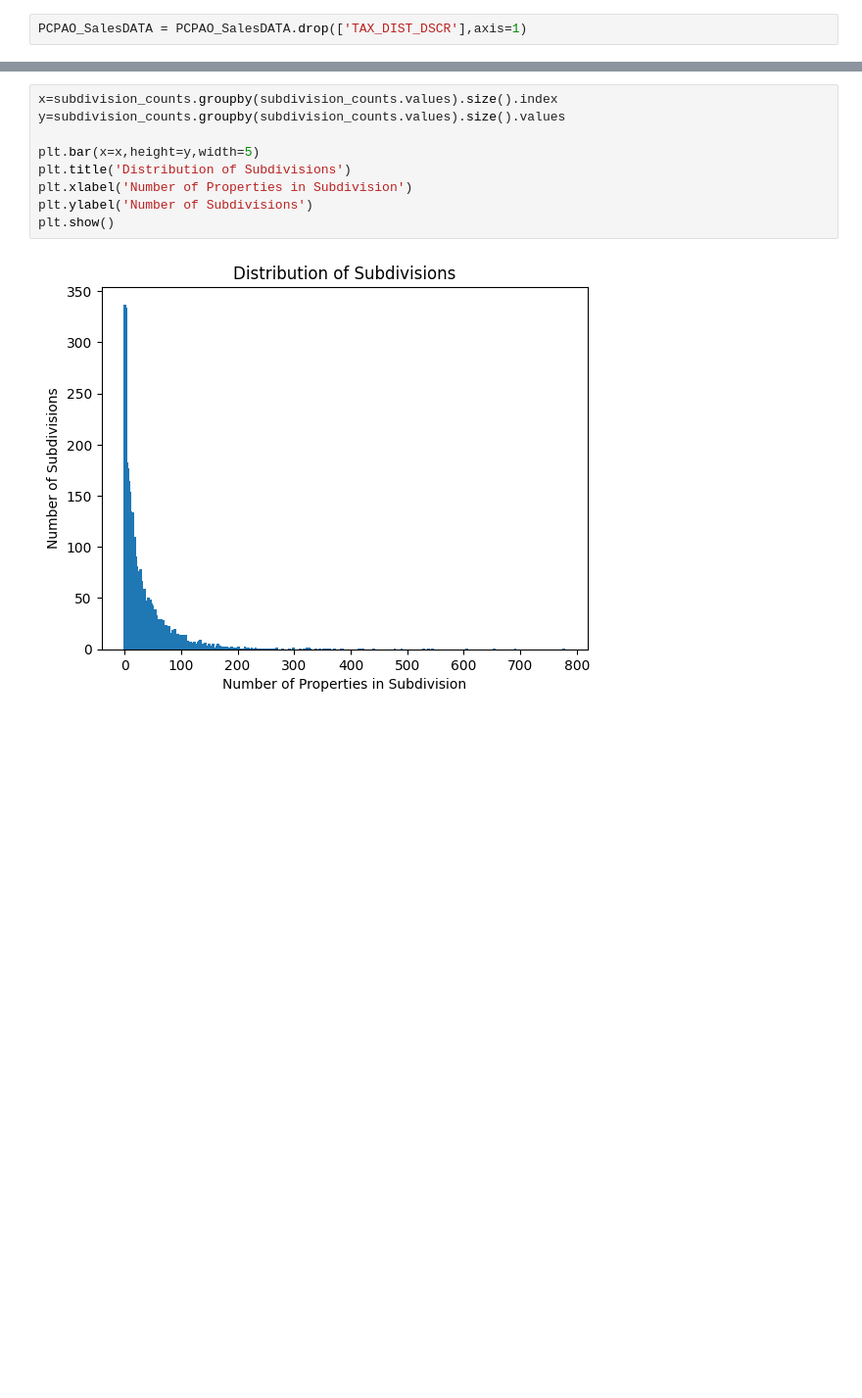
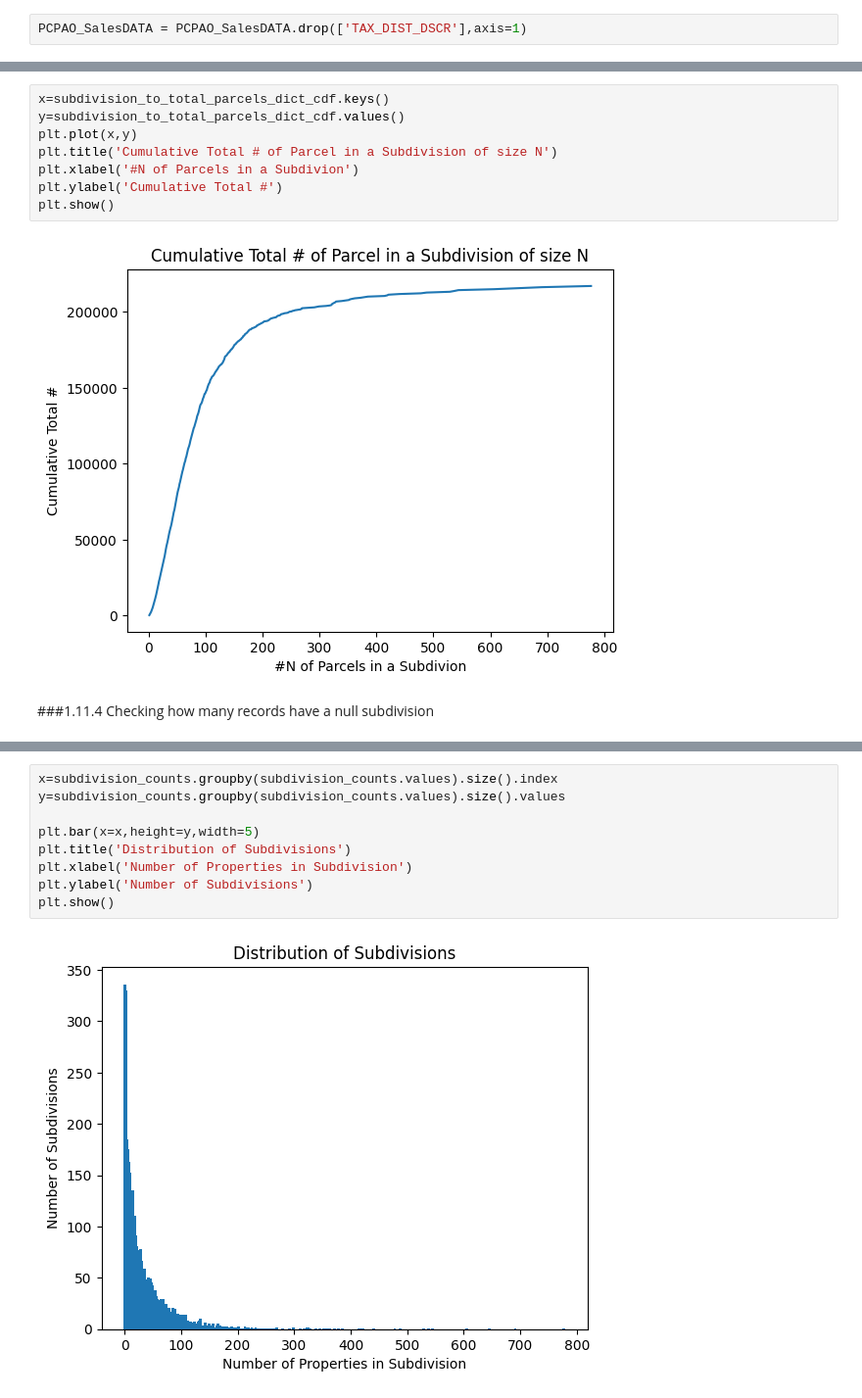
Before and after one commit to spenser-withans/CapstoneProject, a Jupyter notebook: Notebooks/Data_Wrangling.ipynb, the cells around one changed output, grey strips where cells are left out. Shown at 98% size. Saved outputs shown, nothing was run; the diff lists cells and outputs as text; blank space fills up the shorter version.

```diff
--- a/Notebooks/Data_Wrangling.ipynb
+++ b/Notebooks/Data_Wrangling.ipynb
@@ -403,3 +574,15 @@ I could create a subdivision_size column that categorizes the properties by the
+# %%
+x=subdivision_to_total_parcels_dict_cdf.keys()
+y=subdivision_to_total_parcels_dict_cdf.values()
+plt.plot(x,y)
+plt.title('Cumulative Total # of Parcel in a Subdivision of size N')
+plt.xlabel('#N of Parcels in a Subdivion')
+plt.ylabel('Cumulative Total #')
+plt.show()
+# %% [output]
+[figure, added]
+# %% [markdown]
+###1.11.4 Checking how many records have a null subdivision
 # %%
 PCPAO_SalesDATA['SUBDIVISION'].isnull().sum()
 # %% [output]
```
Also changed, not shown: parts of 101 cells of this notebook.
